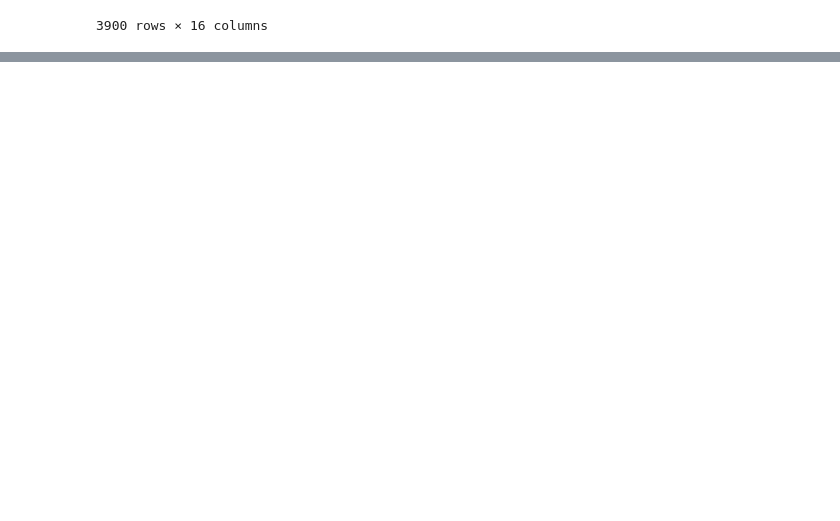
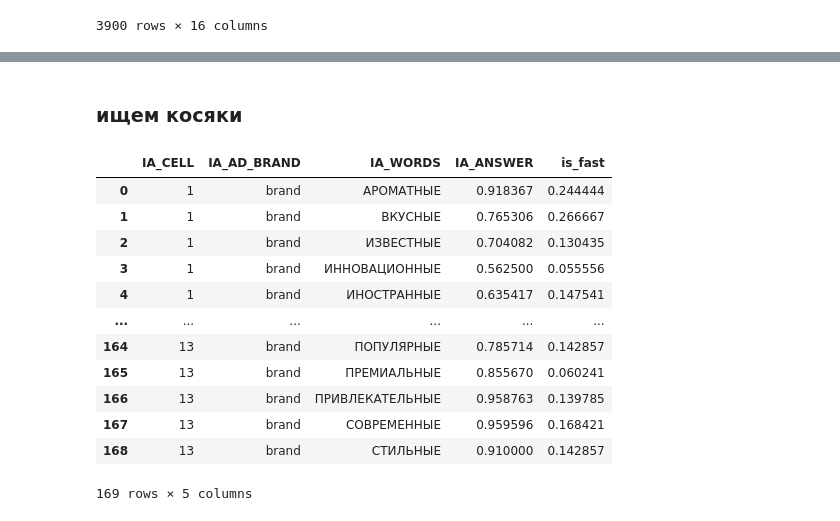
Before and after one commit to woskxmcnvb/IntuitiveAssociations, a Jupyter notebook: work_with_database.ipynb, the cells around one changed output, grey strips where cells are left out. Saved outputs shown, nothing was run; the diff lists cells and outputs as text; code cells hidden in the pictures; blank space fills up the shorter version.

```diff
--- a/work_with_database.ipynb
+++ b/work_with_database.ipynb
@@ -111,0 +276,2 @@ data
+# %% [markdown]
+### ищем косяки
@@ -111,0 +280,31 @@ data
+# %%
+tab = pd.concat(
+    [
+        pd.pivot_table(ad[ad['no_shit']],
+               index=['IA_CELL', 'IA_AD_BRAND', 'IA_WORDS'],
+               values='IA_ANSWER',
+               aggfunc=lambda x: x.value_counts()['Yes'] / len(x)),
+
+        pd.pivot_table(ad[ad['no_shit'] & (ad['IA_ANSWER'] == 'Yes')],
+               index=['IA_CELL', 'IA_AD_BRAND', 'IA_WORDS'],
+               values='is_fast',
+               aggfunc=lambda x: x.value_counts()['fast'] / len(x))
+    ],
+    axis=1
+).reset_index()
+
+tab
+# %% [output]
+|  | IA_CELL | IA_AD_BRAND | IA_WORDS | IA_ANSWER | is_fast |
+| 0 | 1 | brand | АРОМАТНЫЕ | 0.918367 | 0.244444 |
+| 1 | 1 | brand | ВКУСНЫЕ | 0.765306 | 0.266667 |
+| 2 | 1 | brand | ИЗВЕСТНЫЕ | 0.704082 | 0.130435 |
+| 3 | 1 | brand | ИННОВАЦИОННЫЕ | 0.562500 | 0.055556 |
+| 4 | 1 | brand | ИНОСТРАННЫЕ | 0.635417 | 0.147541 |
+| ... | ... | ... | ... | ... | ... |
+| 164 | 13 | brand | ПОПУЛЯРНЫЕ | 0.785714 | 0.142857 |
+| 165 | 13 | brand | ПРЕМИАЛЬНЫЕ | 0.855670 | 0.060241 |
+| 166 | 13 | brand | ПРИВЛЕКАТЕЛЬНЫЕ | 0.958763 | 0.139785 |
+| 167 | 13 | brand | СОВРЕМЕННЫЕ | 0.959596 | 0.168421 |
+| 168 | 13 | brand | СТИЛЬНЫЕ | 0.910000 | 0.142857 |
+169 rows × 5 columns
```
Also changed, not shown: parts of 30 cells of this notebook, 1 other file.
